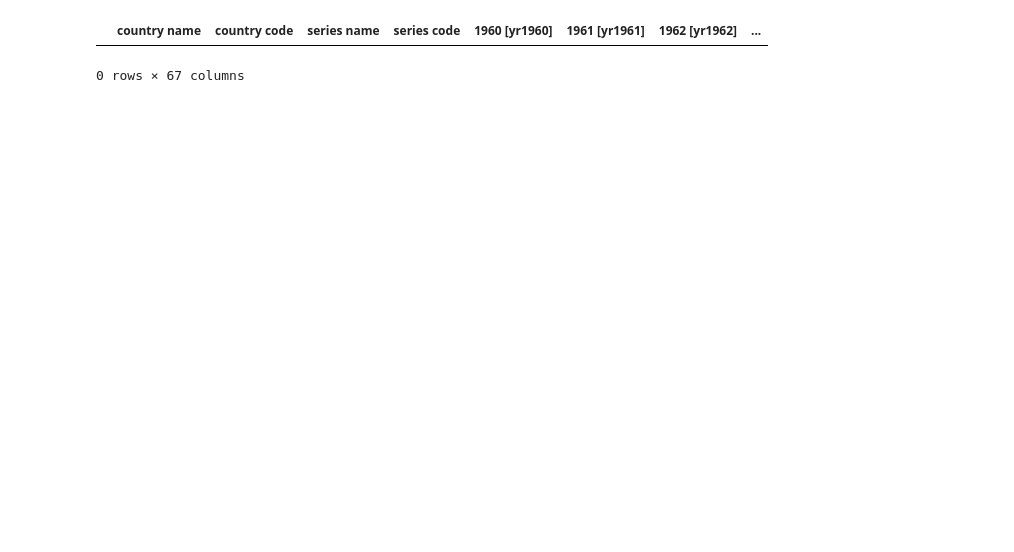
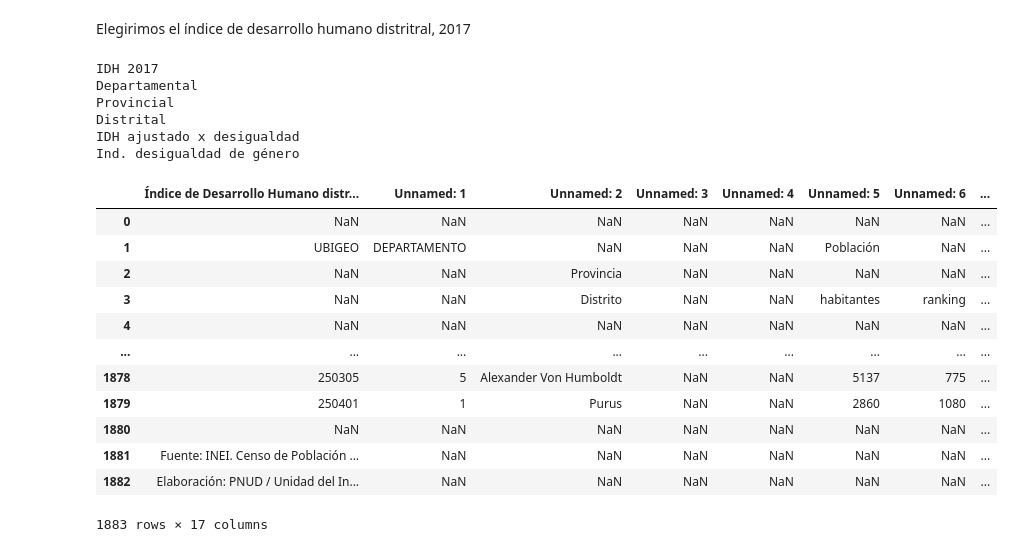
Before and after one commit to Qlab-2024-0/PROYECTO-1-FINAL, a Jupyter notebook: limpieza.ipynb, the cells around one changed output. Cells and saved outputs as stored; diff of their text form; code cells hidden in the pictures; blank space fills up the shorter version.

```diff
--- a/limpieza.ipynb
+++ b/limpieza.ipynb
@@ -56,10 +6,36 @@ desa_global.fillna(med_fill)
-# %%
-#df_global = desa_global.copy(deep = True)
-
-desa_global.replace("..", np.nan, inplace=True)
-
-clean_global = desa_global.dropna()
-clean_global
-# %% [output]
-|  | country name | country code | series name | series code | 1960 [yr1960] | 1961 [yr1961] | 1962 [yr1962] | ... |
-0 rows × 67 columns
+# %% [markdown]
+Elegirimos el índice de desarrollo humano distritral, 2017
+# %%
+df1 = "https://github.com/luccemhu/PROYECTO-1-FINAL/raw/main/IDH_PNUD_2017.xlsx"
+
+# Identificamos las hojas del excel:
+excel_file = pd.ExcelFile(df1)
+hojas = excel_file.sheet_names # sheets
+
+for nombre_hoja in hojas:
+    print(nombre_hoja)
+# %% [output]
+IDH 2017
+Departamental
+Provincial
+Distrital
+IDH ajustado x desigualdad
+Ind. desigualdad de género
+# %%
+# Escogemos la hoja 'Distrital'
+df = pd.read_excel(df1, sheet_name='Distrital')
+df
+# %% [output]
+|  | Índice de Desarrollo Humano distr... | Unnamed: 1 | Unnamed: 2 | Unnamed: 3 | Unnamed: 4 | Unnamed: 5 | Unnamed: 6 | ... |
+| 0 | NaN | NaN | NaN | NaN | NaN | NaN | NaN | ... |
+| 1 | UBIGEO | DEPARTAMENTO | NaN | NaN | NaN | Población | NaN | ... |
+| 2 | NaN | NaN | Provincia | NaN | NaN | NaN | NaN | ... |
+| 3 | NaN | NaN | Distrito | NaN | NaN | habitantes | ranking | ... |
+| 4 | NaN | NaN | NaN | NaN | NaN | NaN | NaN | ... |
+| ... | ... | ... | ... | ... | ... | ... | ... | ... |
+| 1878 | 250305 | 5 | Alexander Von Humboldt | NaN | NaN | 5137 | 775 | ... |
+| 1879 | 250401 | 1 | Purus | NaN | NaN | 2860 | 1080 | ... |
+| 1880 | NaN | NaN | NaN | NaN | NaN | NaN | NaN | ... |
+| 1881 | Fuente: INEI. Censo de Población ... | NaN | NaN | NaN | NaN | NaN | NaN | ... |
+| 1882 | Elaboración: PNUD / Unidad del In... | NaN | NaN | NaN | NaN | NaN | NaN | ... |
+1883 rows × 17 columns
```
Also changed, not shown: parts of 13 cells of this notebook.
